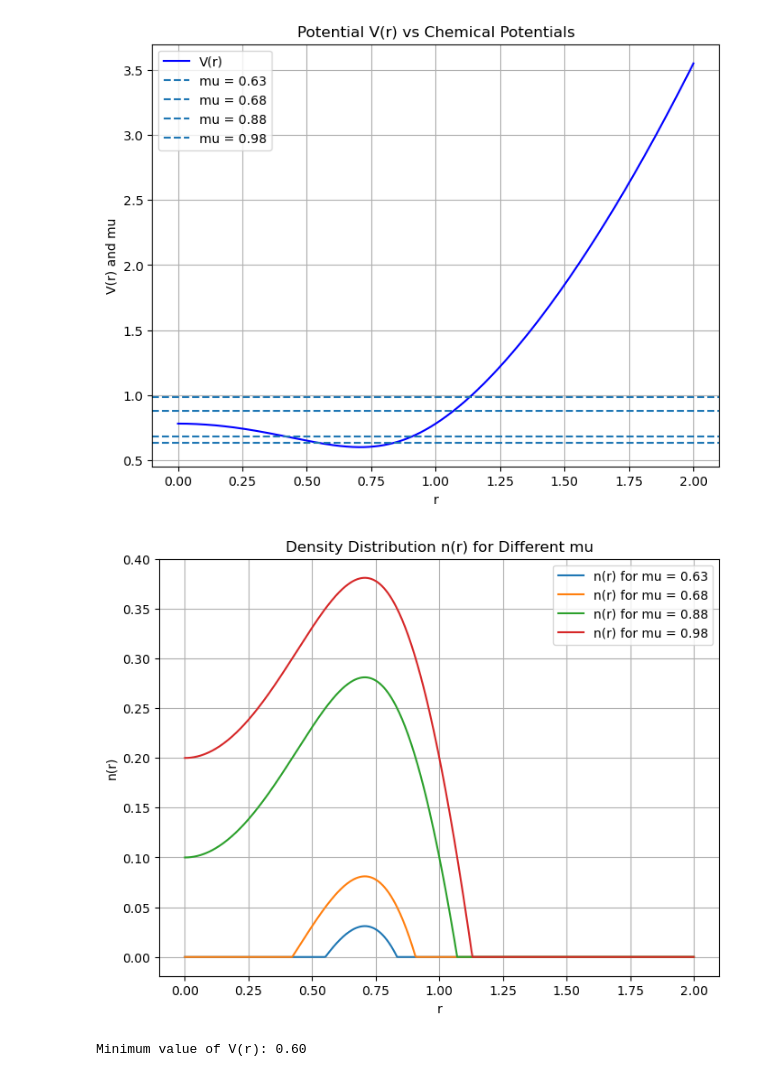
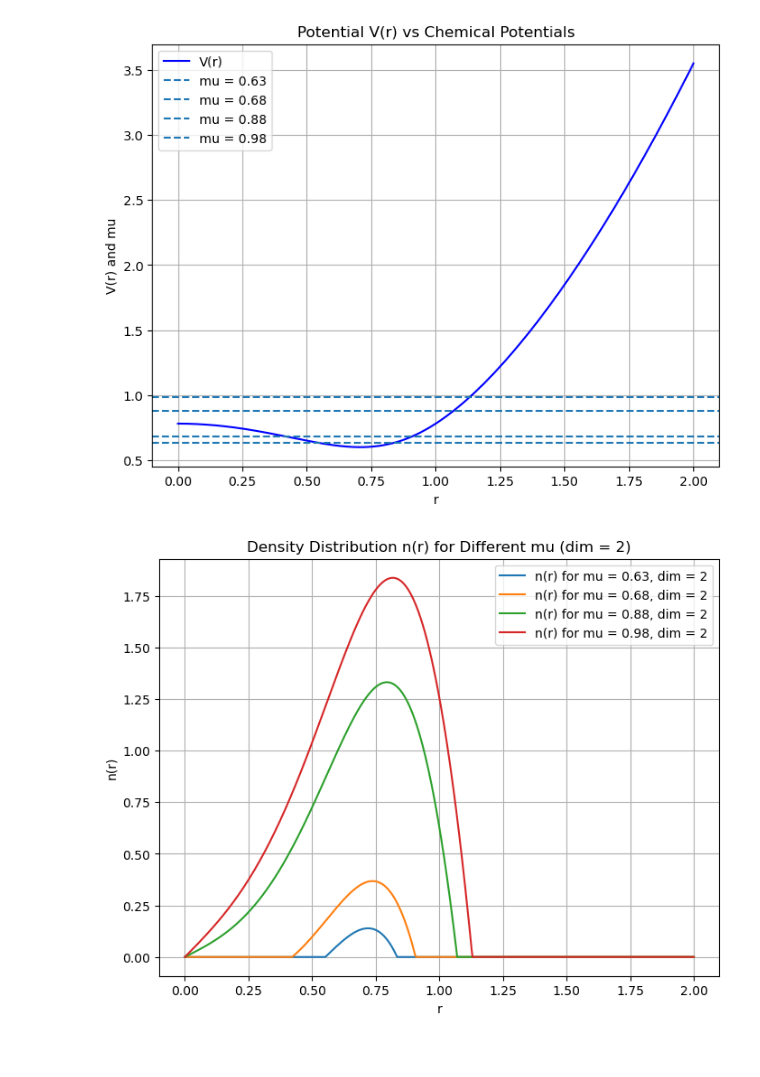
Before and after one commit to 22shenp/shellgpe, a Jupyter notebook: sphericaltf.ipynb, the cells around one changed output. Cells and saved outputs as stored; diff of their text form; code cells hidden in the pictures.

```diff
--- a/sphericaltf.ipynb
+++ b/sphericaltf.ipynb
@@ -14,16 +19,3 @@ r_max = 2 # Edge of the computation box
-# %%
-# Potential function V(r)
-def V(r, s, delta, omega):
-    arg = ((r / s)**2 - delta)**2 + (2 * omega)**2
-    return hw * np.sqrt(arg)
 # %%
 # Compute the potential at the center of the trap (r=0)
-V0 = V(0, s, delta, omega)
+V0 = V(0, s, delta, omega, hw)
-# %%
-# Radial density integrand
-def n_r(r, mu, s, delta, omega, U0):
-    V_r = V(r, s, delta, omega)
-    if mu > V_r:
-        return (mu - V_r) / U0 * 4 * np.pi * r**2
-    else:
-        return 0.0
@@ -81,10 +21,0 @@ mu_of_N = interp1d(N_values_filtered, mu_values_filtered, kind="cubic", fill_val
-# %%
-# Define n(r) with separate cases for mu > V(0) and mu <= V(0)
-def n_r(r, mu, s, delta, omega, U0):
-    V_r = V(r, s, delta, omega)
-    if mu > V0:
-        # BEC at r=0
-        return max((mu - V_r) / U0, 0.0)
-    else:
-        # Shell structure, density exists only where mu > V(r)
-        return max((mu - V_r) / U0, 0.0) if mu > V_r else 0.0
@@ -112,44 +57,18 @@ plt.show()
 # %% [output]
 [figure]
 # %%
+# Initialize plot
 plt.figure(figsize=(8, 6))
 for mu in mu_examples:
-    n_values = [n_r(r, mu, s, delta, omega, U0) for r in r_values]
-    plt.plot(r_values, n_values, label=f"n(r) for mu = {mu:.2f}")
+    n_values = [n_r(r, mu, s, delta, omega, U0, dim, hw) for r in r_values]
+    plt.plot(r_values, n_values, label=f"n(r) for mu = {mu:.2f}, dim = {dim}")
 
 # Plot settings
 plt.xlabel("r")
 plt.ylabel("n(r)")
-plt.title("Density Distribution n(r) for Different mu")
+plt.title(f"Density Distribution n(r) for Different mu (dim = {dim})")
 plt.legend()
 plt.grid()
 plt.show()
 # %% [output]
-[figure, old version]
+[figure, new version]
-# %%
-# Function to generate mu values and compare to V_min
-def compare_mu_to_V_min(mu_values, V_min_value):
-    """
-    Compare a list of mu values to a given V_min and print a warning if mu < V_min.
-
-    Parameters:
-        mu_values (list): List of mu values to compare.
-        V_min_value (float): Precomputed minimum value of V(r).
-
-    Returns:
-        None
-    """
-    print(f"Minimum value of V(r): {V_min_value:.2f}")
-
-    # Compare each mu to V_min
-    for mu in mu_values:
-        if mu < V_min_value:
-            print(f"Warning: mu = {mu:.2f} is less than V_min = {V_min_value:.2f}!")
-
-# Precompute V_min
-V_min_value = V_min(s, delta, omega, r_max)
-
-# Call the function with generated mu values and precomputed V_min
-compare_mu_to_V_min(mu_examples, V_min_value)
-# %% [output]
-Minimum value of V(r): 0.60
```
Also changed, not shown: parts of 11 cells of this notebook, 5 other files.
